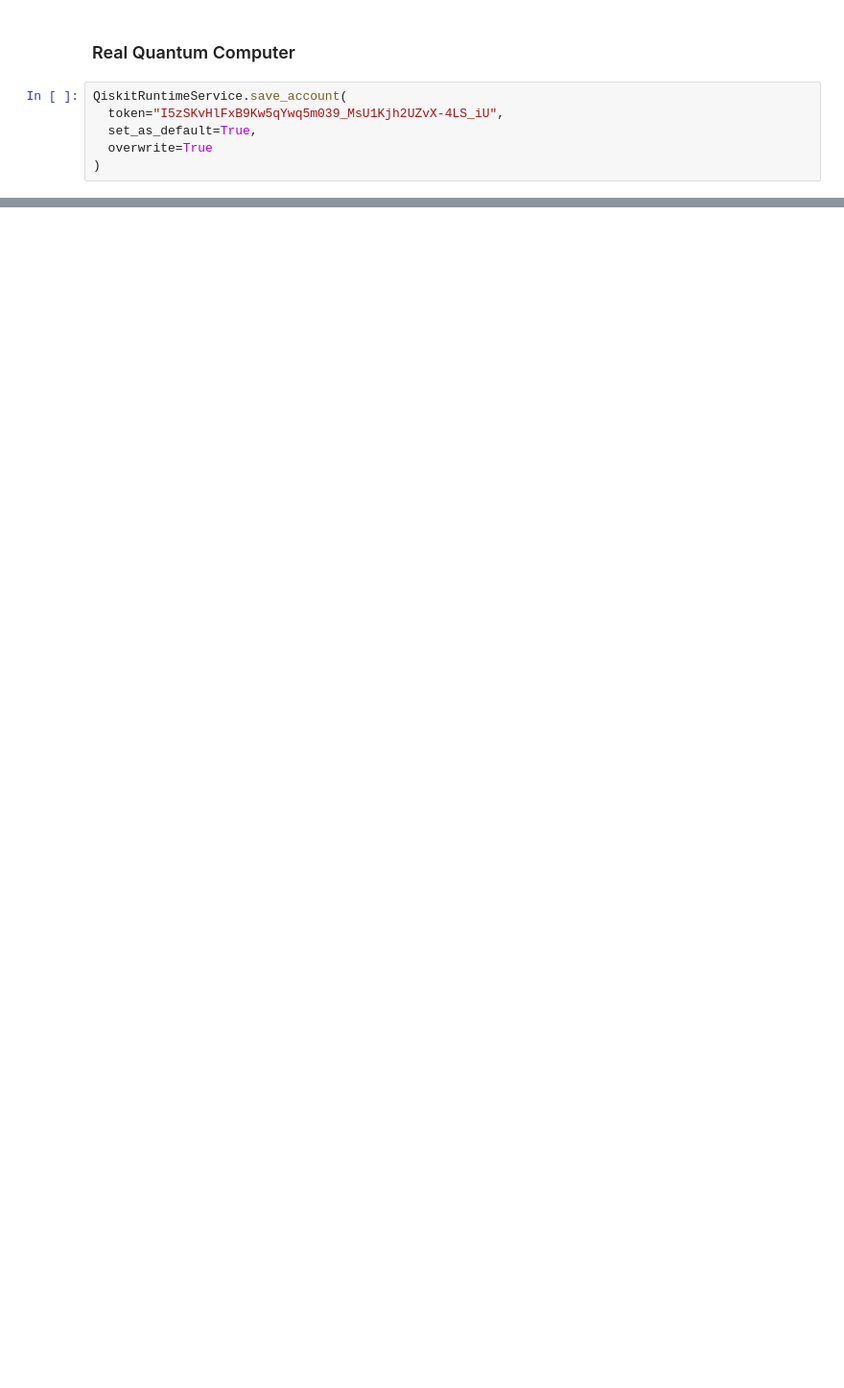
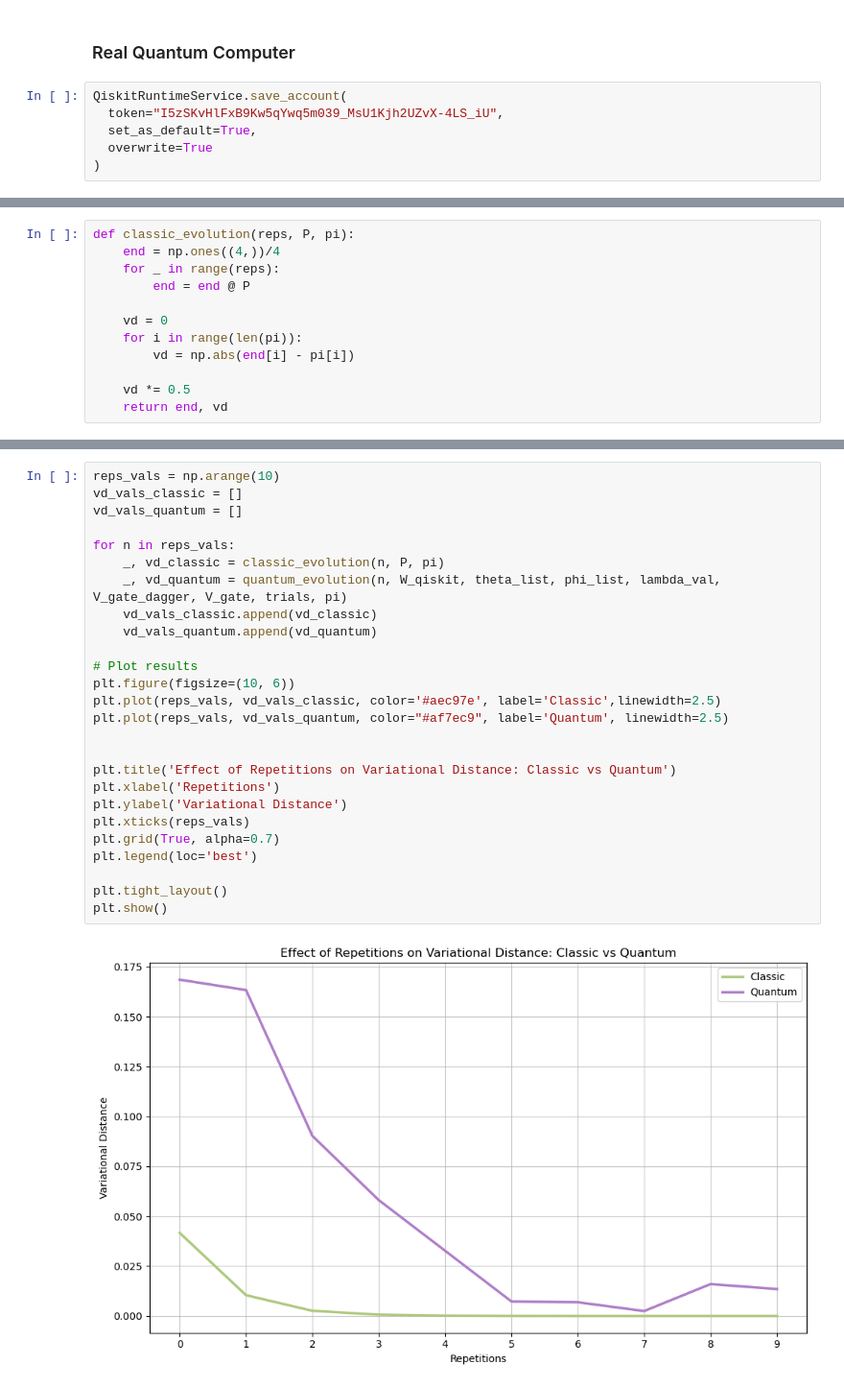
Before and after one commit to frafino/Quantum-Speedup-for-Nonreversible-Markov-Chains, a Jupyter notebook: 01_lazy_birthdeath_chain.ipynb, the cells around one changed output, grey strips where cells are left out. Shown at 96% size. Saved outputs shown, nothing was run; the diff lists cells and outputs as text; blank space fills up the shorter version.

Commit message:
Added noise analysis and classic comparison.

```diff
--- a/01_lazy_birthdeath_chain.ipynb
+++ b/01_lazy_birthdeath_chain.ipynb
@@ -1052,0 +1175,12 @@ Combined counts: {'0 01': 1298, '0 10': 1330, '1 11': 1175, '1 01': 1168, '0 00'
+# %%
+def classic_evolution(reps, P, pi):
+    end = np.ones((4,))/4
+    for _ in range(reps):
+        end = end @ P
+
+    vd = 0
+    for i in range(len(pi)):
+        vd = np.abs(end[i] - pi[i])
+
+    vd *= 0.5
+    return end, vd
@@ -1052,0 +1244,28 @@ Combined counts: {'0 01': 1298, '0 10': 1330, '1 11': 1175, '1 01': 1168, '0 00'
+# %%
+reps_vals = np.arange(10)
+vd_vals_classic = []
+vd_vals_quantum = []
+
+for n in reps_vals:
+    _, vd_classic = classic_evolution(n, P, pi)
+    _, vd_quantum = quantum_evolution(n, W_qiskit, theta_list, phi_list, lambda_val, V_gate_dagger, V_gate, trials, pi)
+    vd_vals_classic.append(vd_classic)
+    vd_vals_quantum.append(vd_quantum)
+
+# Plot results
+plt.figure(figsize=(10, 6))
+plt.plot(reps_vals, vd_vals_classic, color='#aec97e', label='Classic',linewidth=2.5)
+plt.plot(reps_vals, vd_vals_quantum, color="#af7ec9", label='Quantum', linewidth=2.5)
+
+
+plt.title('Effect of Repetitions on Variational Distance: Classic vs Quantum')
+plt.xlabel('Repetitions')
+plt.ylabel('Variational Distance')
+plt.xticks(reps_vals)
+plt.grid(True, alpha=0.7)
+plt.legend(loc='best')
+
+plt.tight_layout()
+plt.show()
+# %% [output]
+[figure, added]
```
Also changed, not shown: parts of 15 cells of this notebook.
